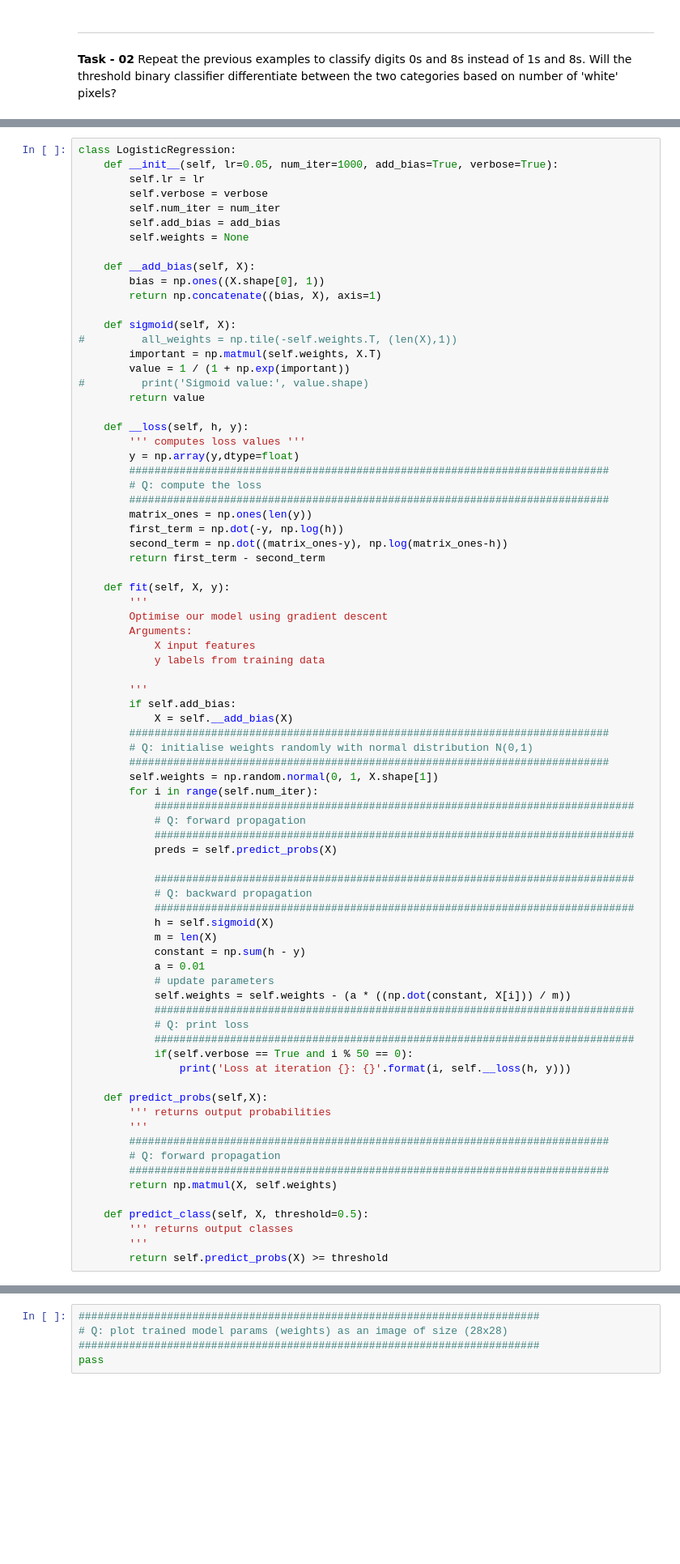
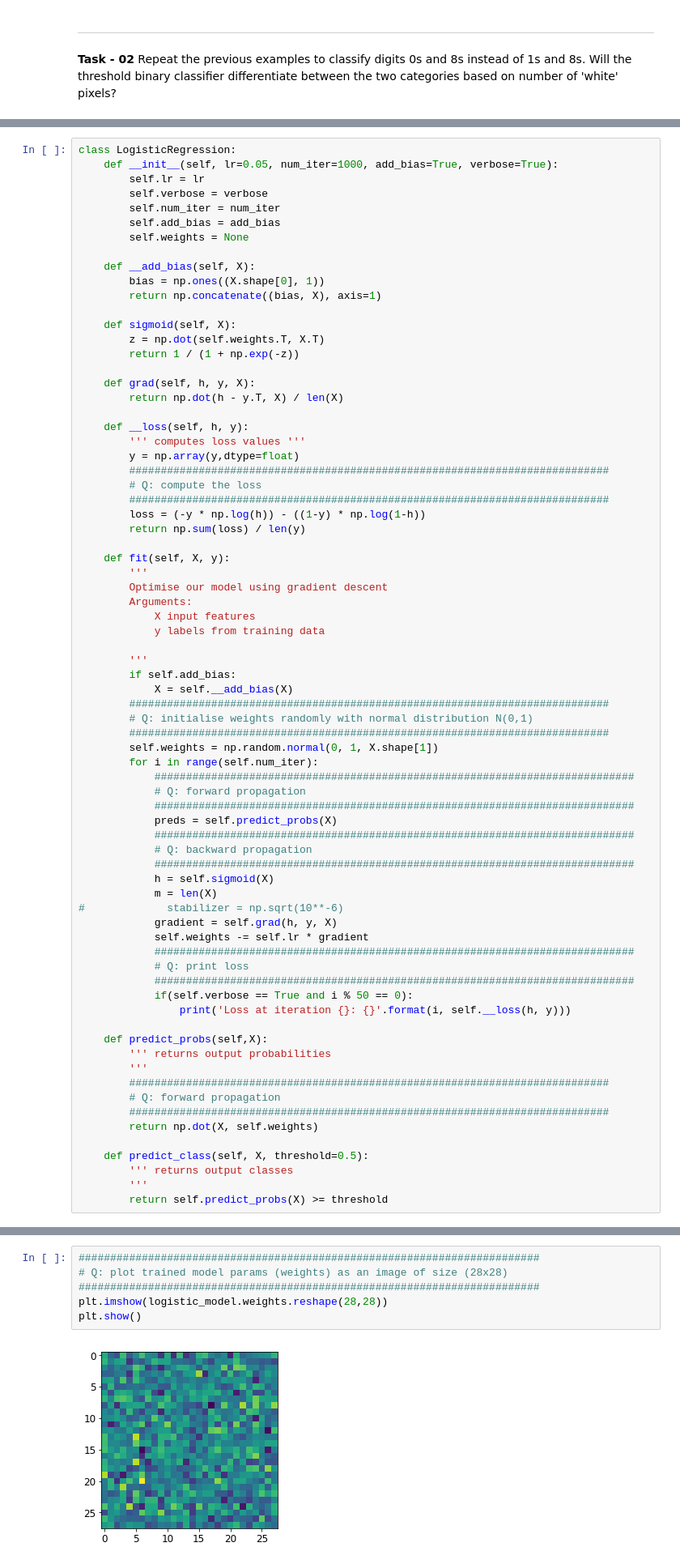
Before and after one commit to kentheo/mli-tutorials, a Jupyter notebook: MLI-Tutorial-1.ipynb, the cells around one changed output, grey strips where cells are left out. Shown: that part at 81% size. Drawn from its saved outputs; the diff is of its cells as text; blank space fills up the shorter version.

Commit message:
Added grad function, fixed bugs

```diff
--- a/MLI-Tutorial-1.ipynb
+++ b/MLI-Tutorial-1.ipynb
@@ -290,11 +308,11 @@ class LogisticRegression:
         return np.concatenate((bias, X), axis=1)
 
     def sigmoid(self, X):
-#         all_weights = np.tile(-self.weights.T, (len(X),1))
-        important = np.matmul(self.weights, X.T)
-        value = 1 / (1 + np.exp(important))
-#         print('Sigmoid value:', value.shape)
-        return value
+        z = np.dot(self.weights.T, X.T)
+        return 1 / (1 + np.exp(-z))
+
+    def grad(self, h, y, X):
+        return np.dot(h - y.T, X) / len(X)
 
     def __loss(self, h, y):
         ''' computes loss values '''
@@ -302,10 +320,8 @@ class LogisticRegression:
         ############################################################################
         # Q: compute the loss
         ############################################################################
-        matrix_ones = np.ones(len(y))
-        first_term = np.dot(-y, np.log(h))
-        second_term = np.dot((matrix_ones-y), np.log(matrix_ones-h))
-        return first_term - second_term
+        loss = (-y * np.log(h)) - ((1-y) * np.log(1-h))
+        return np.sum(loss) / len(y)
 
     def fit(self, X, y):
         '''
@@ -326,16 +342,14 @@ class LogisticRegression:
             # Q: forward propagation
             ############################################################################
             preds = self.predict_probs(X)
-
             ############################################################################
             # Q: backward propagation
             ############################################################################
             h = self.sigmoid(X)
             m = len(X)
-            constant = np.sum(h - y)
-            a = 0.01
-            # update parameters
-            self.weights = self.weights - (a * ((np.dot(constant, X[i])) / m))
+#             stabilizer = np.sqrt(10**-6)
+            gradient = self.grad(h, y, X)
+            self.weights -= self.lr * gradient
             ############################################################################
             # Q: print loss
             ############################################################################
@@ -348,7 +362,7 @@ class LogisticRegression:
         ############################################################################
         # Q: forward propagation
         ############################################################################
-        return np.matmul(X, self.weights)
+        return np.dot(X, self.weights)
 
     def predict_class(self, X, threshold=0.5):
         ''' returns output classes
@@ -376,8 +415,11 @@ print('Accuracy on training data:', train_accuracy)
 # %%
 #########################################################################
 # Q: plot trained model params (weights) as an image of size (28x28)
 #########################################################################
-pass
+plt.imshow(logistic_model.weights.reshape(28,28))
+plt.show()
+# %% [output]
+[figure, added]
 # %% [markdown]
 ---
 #### Bonus
```
Also changed, not shown: parts of 6 cells of this notebook.
